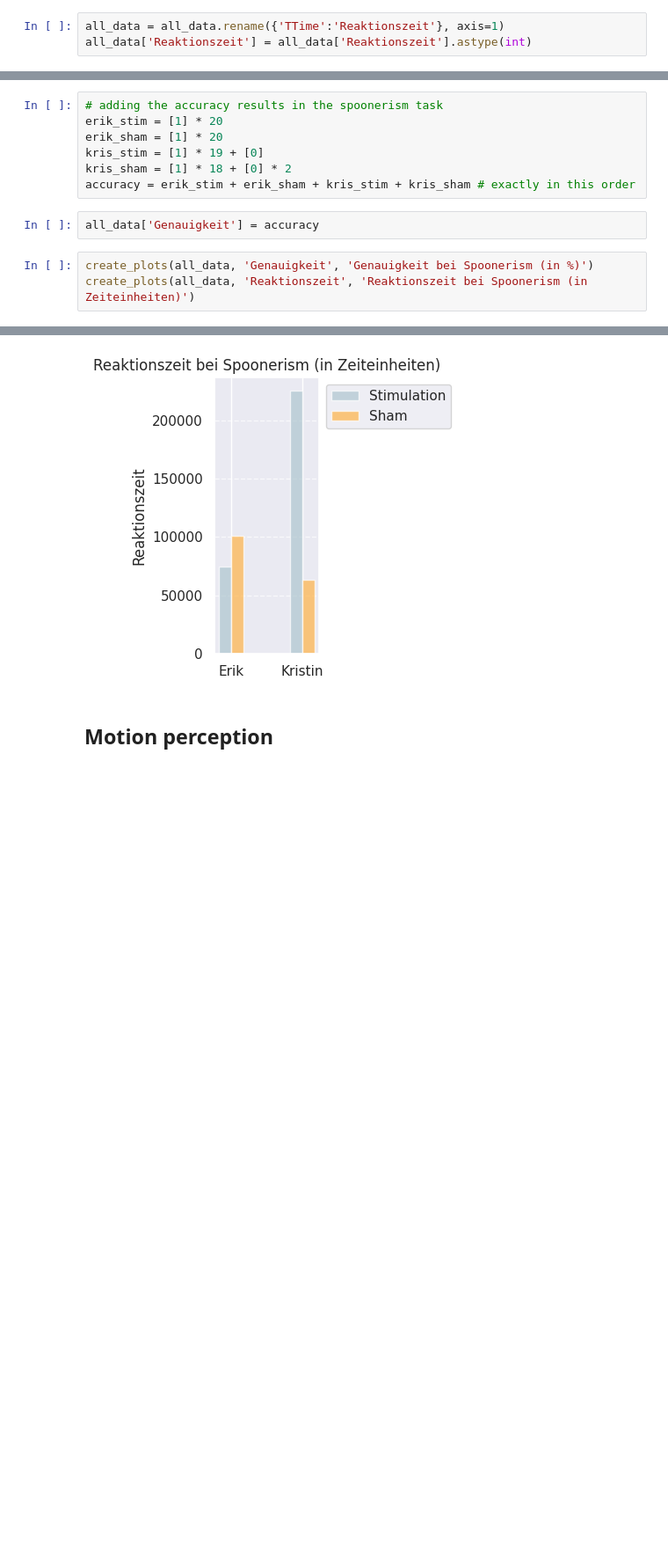
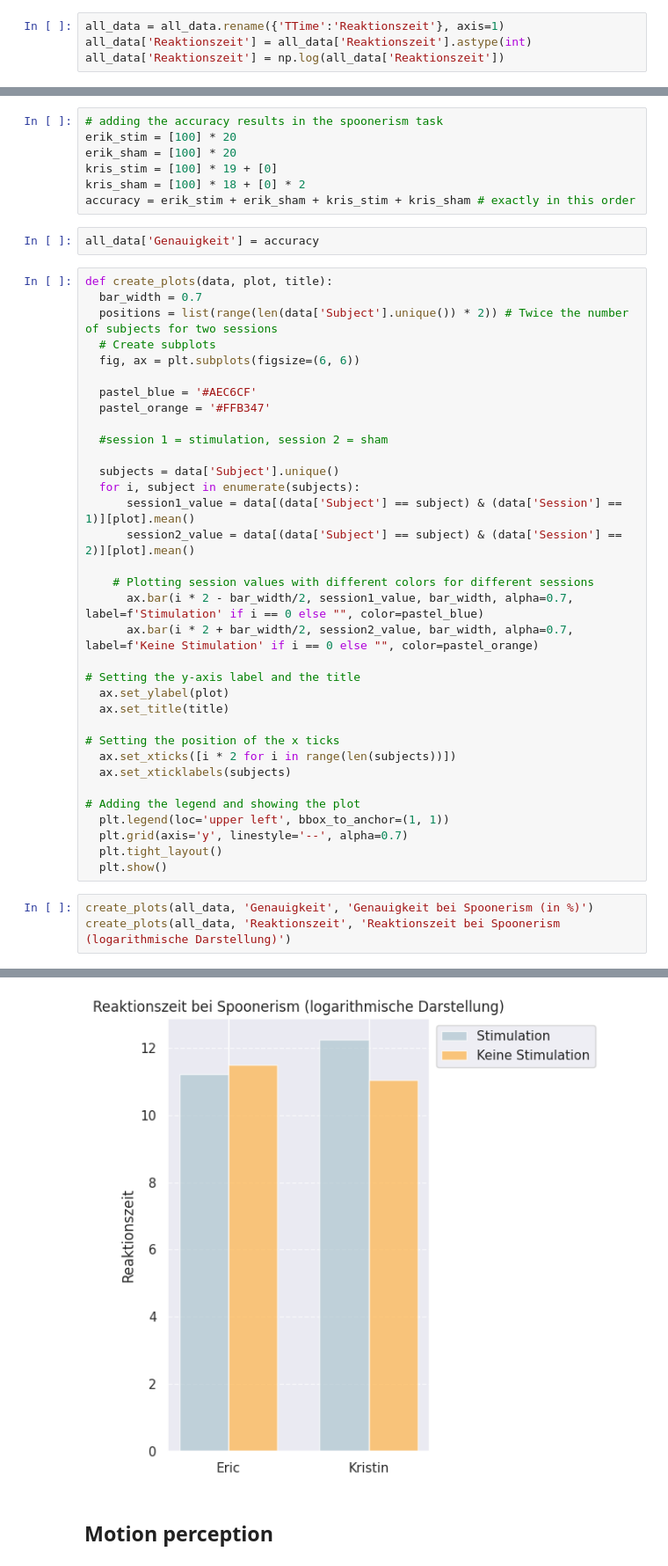
Before and after one commit to cristinarainich/DDCS, a Jupyter notebook: Results_presentation.ipynb, the cells around one changed output, grey strips where cells are left out. Shown at 88% size. Saved outputs shown, nothing was run; the diff lists cells and outputs as text; blank space fills up the shorter version.

```diff
--- a/Results_presentation.ipynb
+++ b/Results_presentation.ipynb
@@ -147,3 +150,4 @@ for name in file_names:
 # %%
 all_data = all_data.rename({'TTime':'Reaktionszeit'}, axis=1)
 all_data['Reaktionszeit'] = all_data['Reaktionszeit'].astype(int)
+all_data['Reaktionszeit'] = np.log(all_data['Reaktionszeit'])
@@ -156,14 +176,48 @@ subject = subject1 + subject2
 all_data['Subject'] = subject
 # %%
 # adding the accuracy results in the spoonerism task
-erik_stim = [1] * 20
-erik_sham = [1] * 20
-kris_stim = [1] * 19 + [0]
-kris_sham = [1] * 18 + [0] * 2
+erik_stim = [100] * 20
+erik_sham = [100] * 20
+kris_stim = [100] * 19 + [0]
+kris_sham = [100] * 18 + [0] * 2
 accuracy = erik_stim + erik_sham + kris_stim + kris_sham # exactly in this order
 # %%
 all_data['Genauigkeit'] = accuracy
+# %%
+def create_plots(data, plot, title):
+  bar_width = 0.7
+  positions = list(range(len(data['Subject'].unique()) * 2)) # Twice the number of subjects for two sessions
+  # Create subplots
+  fig, ax = plt.subplots(figsize=(6, 6))
+
+  pastel_blue = '#AEC6CF'
+  pastel_orange = '#FFB347'
+
+  #session 1 = stimulation, session 2 = sham
+
+  subjects = data['Subject'].unique()
+  for i, subject in enumerate(subjects):
+      session1_value = data[(data['Subject'] == subject) & (data['Session'] == 1)][plot].mean()
+      session2_value = data[(data['Subject'] == subject) & (data['Session'] == 2)][plot].mean()
+
+    # Plotting session values with different colors for different sessions
+      ax.bar(i * 2 - bar_width/2, session1_value, bar_width, alpha=0.7, label=f'Stimulation' if i == 0 else "", color=pastel_blue)
+      ax.bar(i * 2 + bar_width/2, session2_value, bar_width, alpha=0.7, label=f'Keine Stimulation' if i == 0 else "", color=pastel_orange)
+
+# Setting the y-axis label and the title
+  ax.set_ylabel(plot)
+  ax.set_title(title)
+
+# Setting the position of the x ticks
+  ax.set_xticks([i * 2 for i in range(len(subjects))])
+  ax.set_xticklabels(subjects)
+
+# Adding the legend and showing the plot
+  plt.legend(loc='upper left', bbox_to_anchor=(1, 1))
+  plt.grid(axis='y', linestyle='--', alpha=0.7)
+  plt.tight_layout()
+  plt.show()
 # %%
 create_plots(all_data, 'Genauigkeit', 'Genauigkeit bei Spoonerism (in %)')
-create_plots(all_data, 'Reaktionszeit', 'Reaktionszeit bei Spoonerism (in Zeiteinheiten)')
+create_plots(all_data, 'Reaktionszeit', 'Reaktionszeit bei Spoonerism (logarithmische Darstellung)')
 # %% [output]
@@ -171,4 +225,4 @@ create_plots(all_data, 'Reaktionszeit', 'Reaktionszeit bei Spoonerism (in Zeitei
-[figure, old version]
+[figure, new version]
 # %% [markdown]
 ## Motion perception
 # %% [markdown]
```
Also changed, not shown: parts of 11 cells of this notebook.
